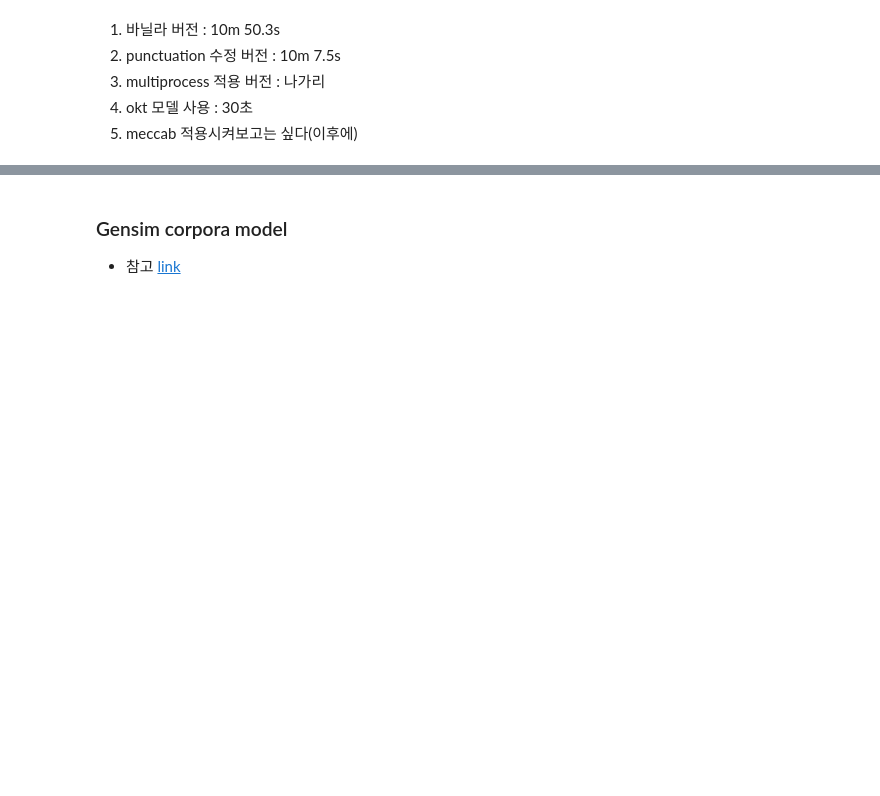
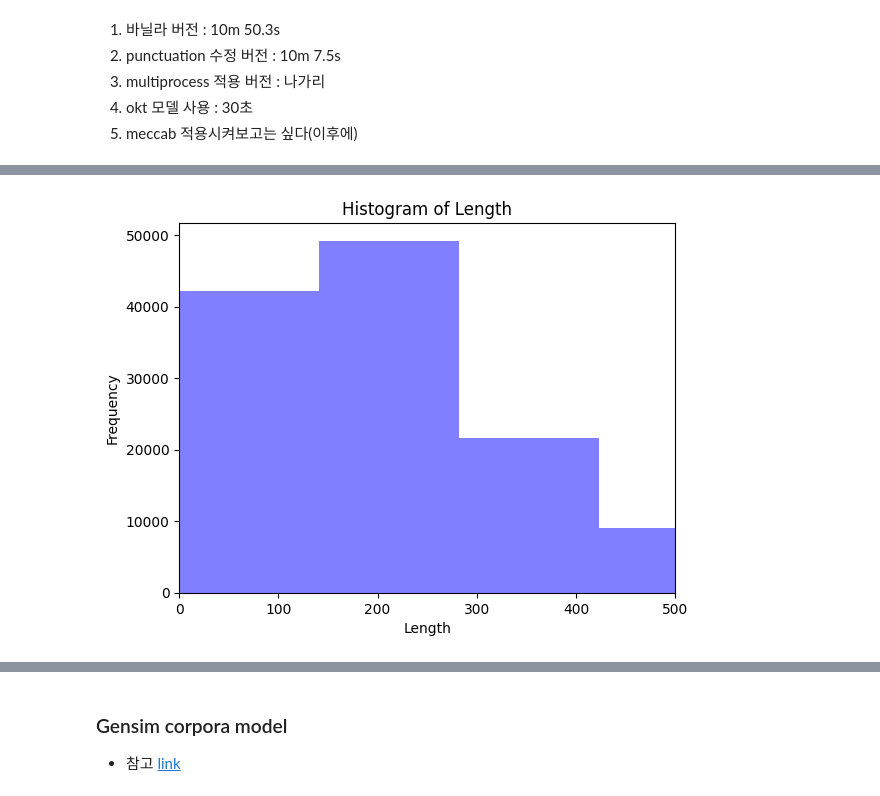
Before and after one commit to dldksco/churros, a Jupyter notebook: recommend/modeling/lda.ipynb, the cells around one changed output, grey strips where cells are left out. Drawn from its saved outputs; the diff is of its cells as text; code cells hidden in the pictures; blank space fills up the shorter version.

```diff
--- a/recommend/modeling/lda.ipynb
+++ b/recommend/modeling/lda.ipynb
@@ -220 +250,11 @@ KeyboardInterrupt:
+# %%
+fig, ax = plt.subplots()
+ax.hist(df[["length"]], bins=30, alpha=0.5, color='blue')
+plt.xlim(0,500)
+ax.set_xlabel('Length')
+ax.set_ylabel('Frequency')
+ax.set_title('Histogram of Length')
+plt.show()
+# %% [output]
+[figure, added]
 # %%
```
Also changed, not shown: parts of 21 cells of this notebook, 1 other file.
